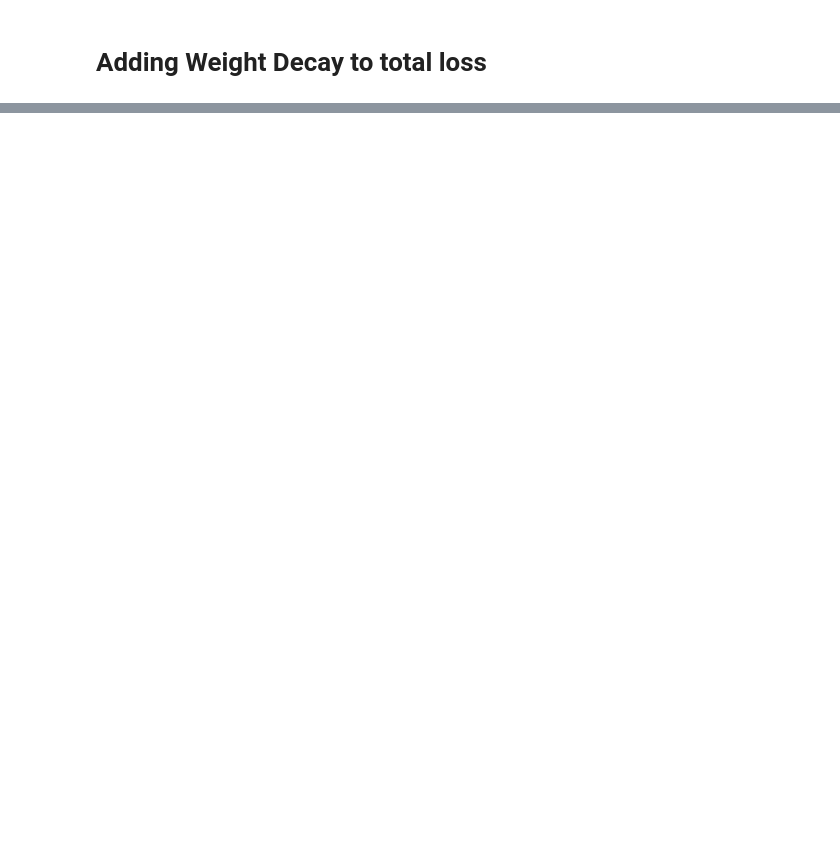
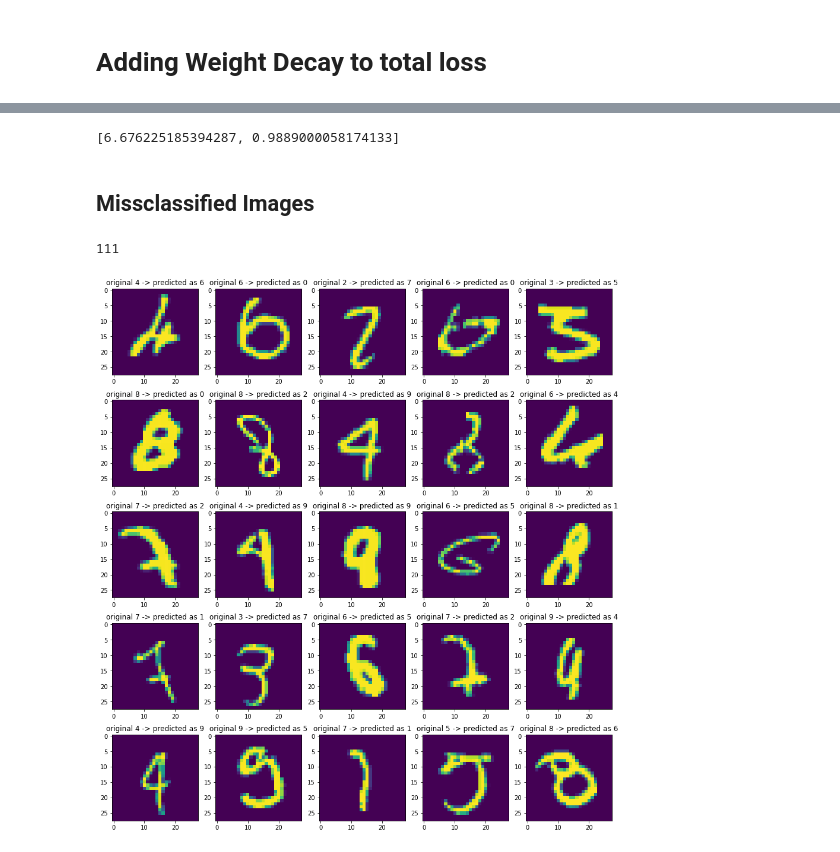
Before and after one commit to sarvan0506/AI, a Jupyter notebook: Project 5/DNN_Optimizedv2.ipynb, the cells around one changed output, grey strips where cells are left out. Drawn from its saved outputs; the diff is of its cells as text; code cells hidden in the pictures; blank space fills up the shorter version.

```diff
--- a/Project 5/DNN_Optimizedv2.ipynb
+++ b/Project 5/DNN_Optimizedv2.ipynb
@@ -263,2 +283,0 @@ loss_with_reg(model=model, batch_size=64)
-# %%
-model.fit_generator(train_iterator, steps_per_epoch=len(train_iterator), epochs=40, validation_data=test_iterator, callbacks=[LearningRateScheduler(scheduler, verbose=1)])
@@ -350,0 +284,4 @@ array([[3.0103780e-02, 5.5292839e-01, 4.1684933e-02, ..., 7.2158426e-01,
+# %%
+model.fit_generator(datagen.flow(X_train, Y_train, batch_size=batch_size), steps_per_epoch=len(X_train) / batch_size,\
+                            validation_data = datagen.flow(X_test, Y_test, batch_size=len(X_train)), validation_steps = 1 ,epochs=40, \
+                            verbose = 1, workers=20)
@@ -350,0 +307,33 @@ array([[3.0103780e-02, 5.5292839e-01, 4.1684933e-02, ..., 7.2158426e-01,
+# %%
+score = model.evaluate_generator(datagen.flow(X_test, Y_test, batch_size=len(X_test)), steps = 1)
+print(score)
+# %% [output]
+[6.676225185394287, 0.9889000058174133]
+# %%
+y_pred = model.predict_generator(datagen.flow(X_test, batch_size=len(X_test), shuffle = False),steps = 1)
+y_pred = np.argmax(y_pred, axis=1)
+# %% [markdown]
+## Missclassified Images
+# %%
+misclassified_index = [ind for ind,(i,j) in enumerate(zip(y_pred,y_test)) if i != j]
+# %%
+len(misclassified_index)
+# %% [output]
+111
+# %%
+w=10
+h=10
+fig=plt.figure(figsize=(9, 9))
+columns = 5
+rows = 5
+
+for i,ind in enumerate(misclassified_index[:25]):
+  fig.add_subplot(5,5, i+1)
+  plt.imshow(X_test[ind].reshape(28,28))
+  plt.title('original {} -> predicted as {}'.format(y_test[ind],y_pred[ind]))
+
+plt.subplots_adjust(left=2, bottom=2, right=3.3, top=3.4, wspace=None, hspace=None)
+
+plt.show()
+# %% [output]
+[figure, added]
```
Also changed, not shown: parts of 29 cells of this notebook.
